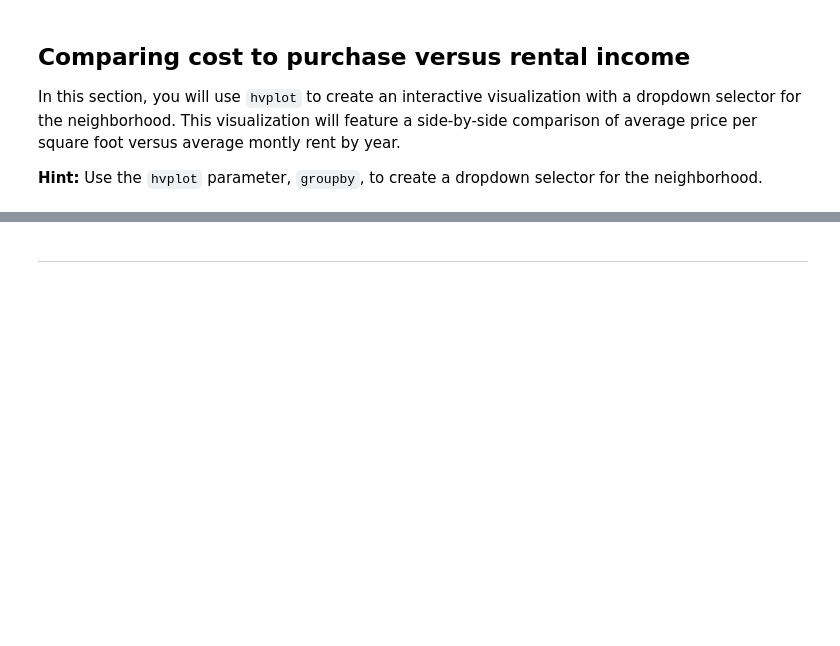
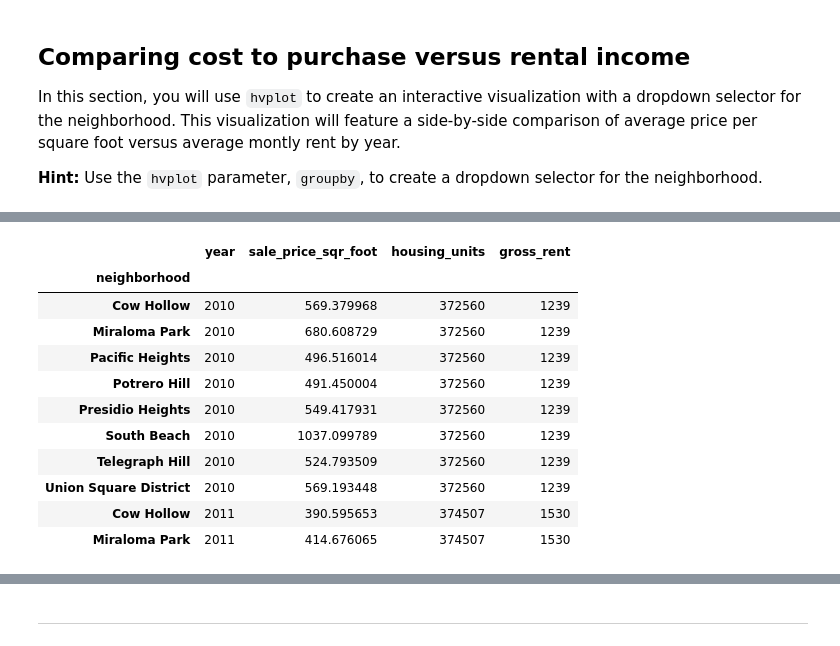
Before and after one commit to Antharithm/PyViz, a Jupyter notebook: 06-PyViz/Instructions/Starter_Code/rental_analysis.ipynb, the cells around one changed output, grey strips where cells are left out. Saved outputs shown, nothing was run; the diff lists cells and outputs as text; code cells hidden in the pictures; blank space fills up the shorter version.

```diff
--- a/06-PyViz/Instructions/Starter_Code/rental_analysis.ipynb
+++ b/06-PyViz/Instructions/Starter_Code/rental_analysis.ipynb
@@ -252,8 +254,8 @@ mean_values_neighborhood_df.head()
 # %%
 # Getting the data from the top 10 expensive neighborhoods to own
 # Filter out 10 most expensive neighborhoods interms of sales price per square foot
-top_10_mean_sale_price_of_neighborhood_df = mean_sale_price_of_neighborhood_df.nlargest(10, "sale_price_sqr_foot")
+top_10_mean_sale_price_of_neighborhood_df = mean_values_neighborhood_df.nlargest(10, "sale_price_sqr_foot")
 
 # Plotting the data from the top 10 expensive neighborhoods
-top_10_mean_sale_price_of_neighborhood_df.hvplot.bar(height = 600, width = 600, x = "neighborhood", y = "sale_price_sqr_foot",  color = "Purple", xlabel = "Neighborhood", ylabel = "Price per Square Foot" , rot = 90, title = "Top Ten Most Expensive Neighborhoods by Price Per Square Foot")
+top_10_mean_sale_price_of_neighborhood_df.hvplot.bar(height = 500, width = 800, x = "neighborhood", y = "sale_price_sqr_foot",  color = "green", xlabel = "Neighborhood", ylabel = "Price per Square Foot" , rot = 57, title = "Top Ten Most Expensive Neighborhoods by Price Per Square Foot")
 # %% [output]
@@ -273,2 +275,33 @@ means_df.hvplot.line(x ="year", y=["sale_price_sqr_foot", "gross_rent"], xlabel
 # %% [output]
 [interactive output not drawn]
+# %%
+# reset index for the top 10 neighborhoods
+top_10_mean_sale_price_of_neighborhood_no_index_df = top_10_mean_sale_price_of_neighborhood_df.reset_index()
+
+# create a list containing the names of the top 10 neighborhoods
+top_10_neighborhoods = top_10_mean_sale_price_of_neighborhood_no_index_df["neighborhood"].tolist()
+
+# reset and create a dataframe from the principal dataframe without the index
+sfo_data_no_index = sfo_data.reset_index()
+
+# select a subset containing the top 10 neighborhood names from the principal sfo_data_no_index dataframe
+yearly_change_of_rent_and_price_top_10_no_index = sfo_data_no_index[sfo_data_no_index["neighborhood"].isin(top_10_neighborhoods)]
+
+# set the index of the top 10 neighborhood data with yearly variation including to neighborhoods
+yearly_change_of_rent_and_price_top_10 = yearly_change_of_rent_and_price_top_10_no_index.set_index(["neighborhood"])
+
+# Checking the data structure
+yearly_change_of_rent_and_price_top_10.head(10)
+# %% [output]
+|  | year | sale_price_sqr_foot | housing_units | gross_rent |
+| neighborhood |  |  |  |  |
+| Cow Hollow | 2010 | 569.379968 | 372560 | 1239 |
+| Miraloma Park | 2010 | 680.608729 | 372560 | 1239 |
+| Pacific Heights | 2010 | 496.516014 | 372560 | 1239 |
+| Potrero Hill | 2010 | 491.450004 | 372560 | 1239 |
+| Presidio Heights | 2010 | 549.417931 | 372560 | 1239 |
+| South Beach | 2010 | 1037.099789 | 372560 | 1239 |
+| Telegraph Hill | 2010 | 524.793509 | 372560 | 1239 |
+| Union Square District | 2010 | 569.193448 | 372560 | 1239 |
+| Cow Hollow | 2011 | 390.595653 | 374507 | 1530 |
+| Miraloma Park | 2011 | 414.676065 | 374507 | 1530 |
```
Also changed, not shown: parts of 18 cells of this notebook, 1 other file.
